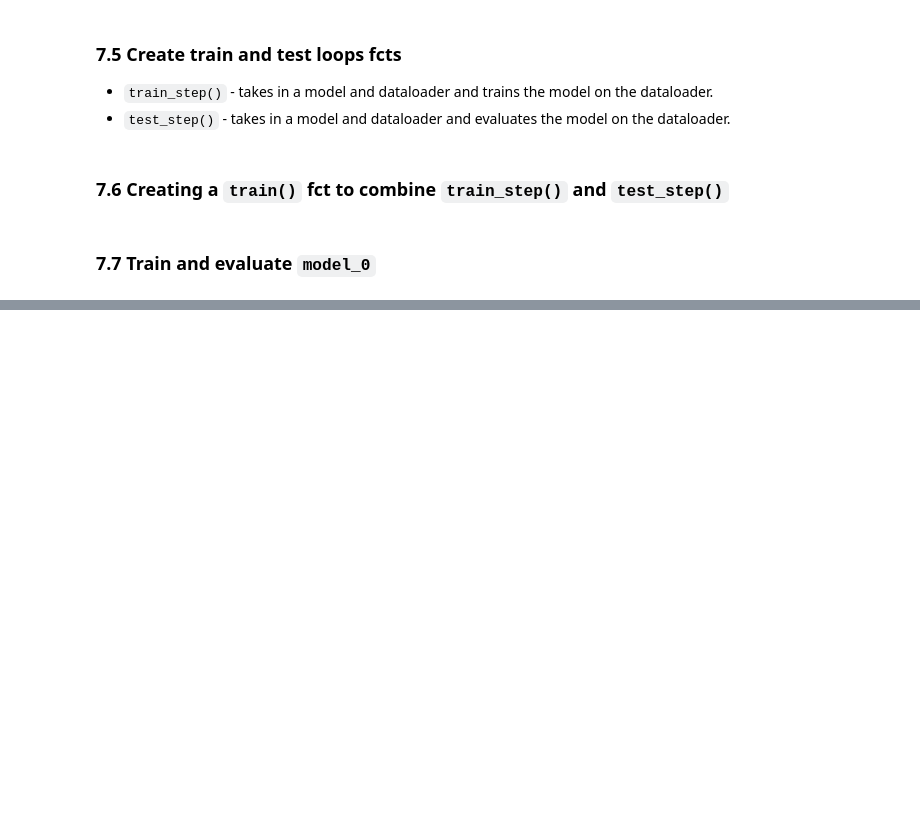
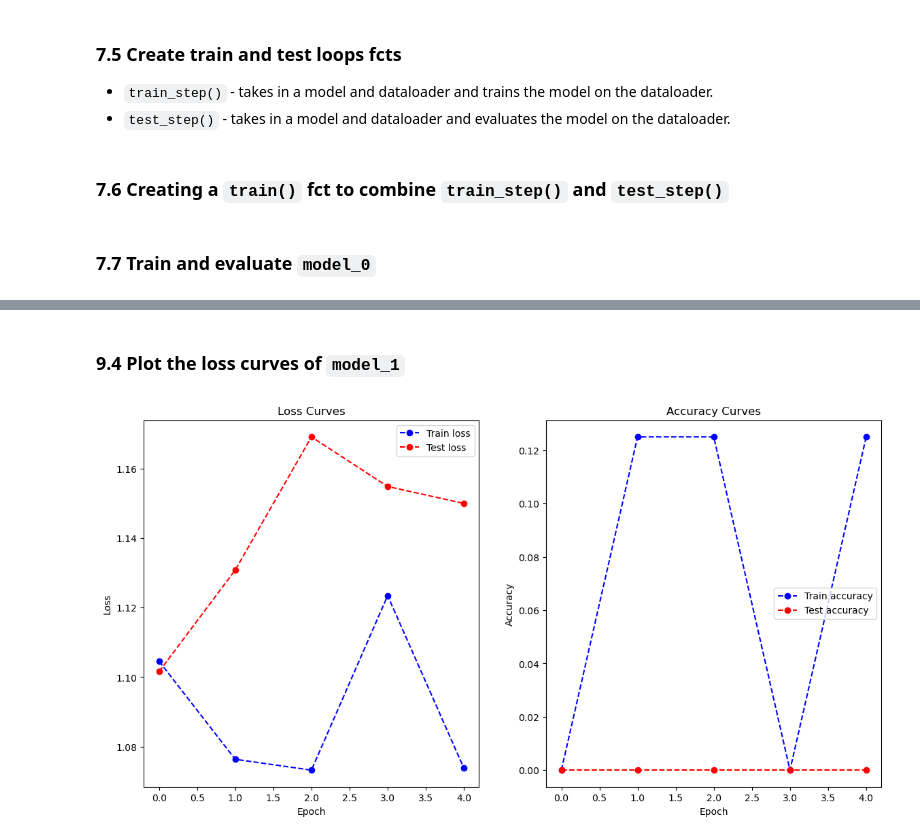
Before and after one commit to gvtsch/ZTM_Pytorch_ud, a Jupyter notebook: 04_pytorch_custom_datasets.ipynb, the cells around one changed output, grey strips where cells are left out. Cells and saved outputs as stored; diff of their text form; code cells hidden in the pictures; blank space fills up the shorter version.

```diff
--- a/04_pytorch_custom_datasets.ipynb
+++ b/04_pytorch_custom_datasets.ipynb
@@ -1087,0 +1148,13 @@ Elapsed time: 41.338 seconds
+# %%
+# Turn image folders into datasets
+from torchvision import datasets
+
+train_data_augmented = datasets.ImageFolder(
+    root=train_dir,
+    transform=train_transform_trivial,
+)
+
+test_data_simple = datasets.ImageFolder(
+    root=test_dir,
+    transform=test_transforms_simple,
+)
@@ -1087,0 +1185,6 @@ Elapsed time: 41.338 seconds
+# %%
+model_1 = TinyVGG(
+    input_shape=3,
+    hidden_units=10,
+    output_shape=len(class_names)
+).to(device)
@@ -1087,0 +1211,20 @@ Elapsed time: 41.338 seconds
+# %%
+torch.manual_seed(42)
+torch.cuda.manual_seed(42)
+
+NUM_EPOCHS = 5
+
+from timeit import default_timer as timer
+start_time=timer()
+
+model_1_results = train_model(
+    model=model_1,
+    train_dataloader=train_dataloader_augmented,
+    test_dataloader=test_dataloader_simple,
+    optimizer=torch.optim.Adam(model_1.parameters(), lr=0.001),
+    loss_fn=nn.CrossEntropyLoss(),
+    num_epochs=NUM_EPOCHS,
+    device=device
+)
+
+print(f"Elapsed time: {timer()-start_time:.3f} seconds")
@@ -1087,0 +1238,6 @@ Elapsed time: 41.338 seconds
+# %% [markdown]
+### 9.4 Plot the loss curves of `model_1`
+# %%
+plot_loss_curves(model_1_results)
+# %% [output]
+[figure, added]
```
Also changed, not shown: parts of 41 cells of this notebook.
